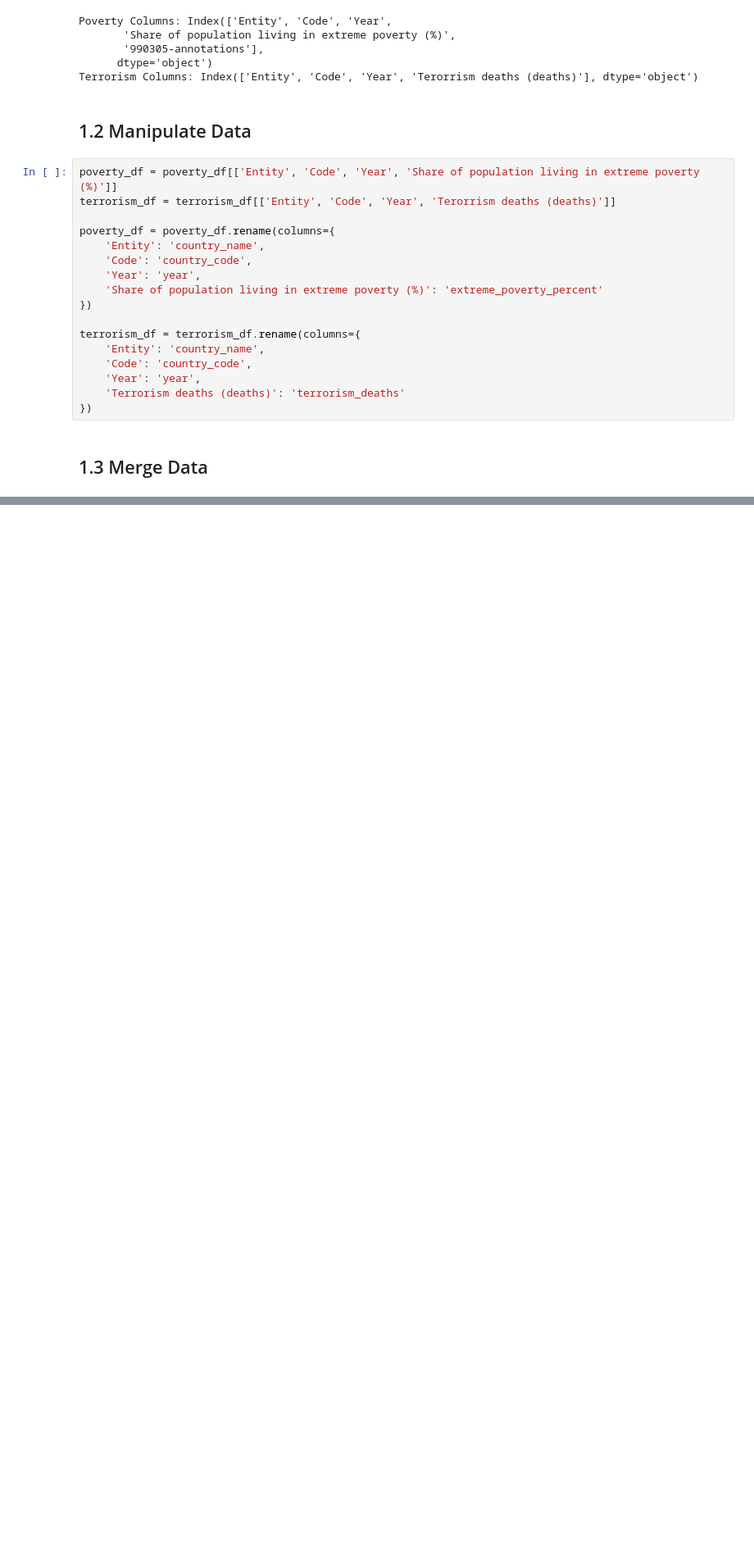
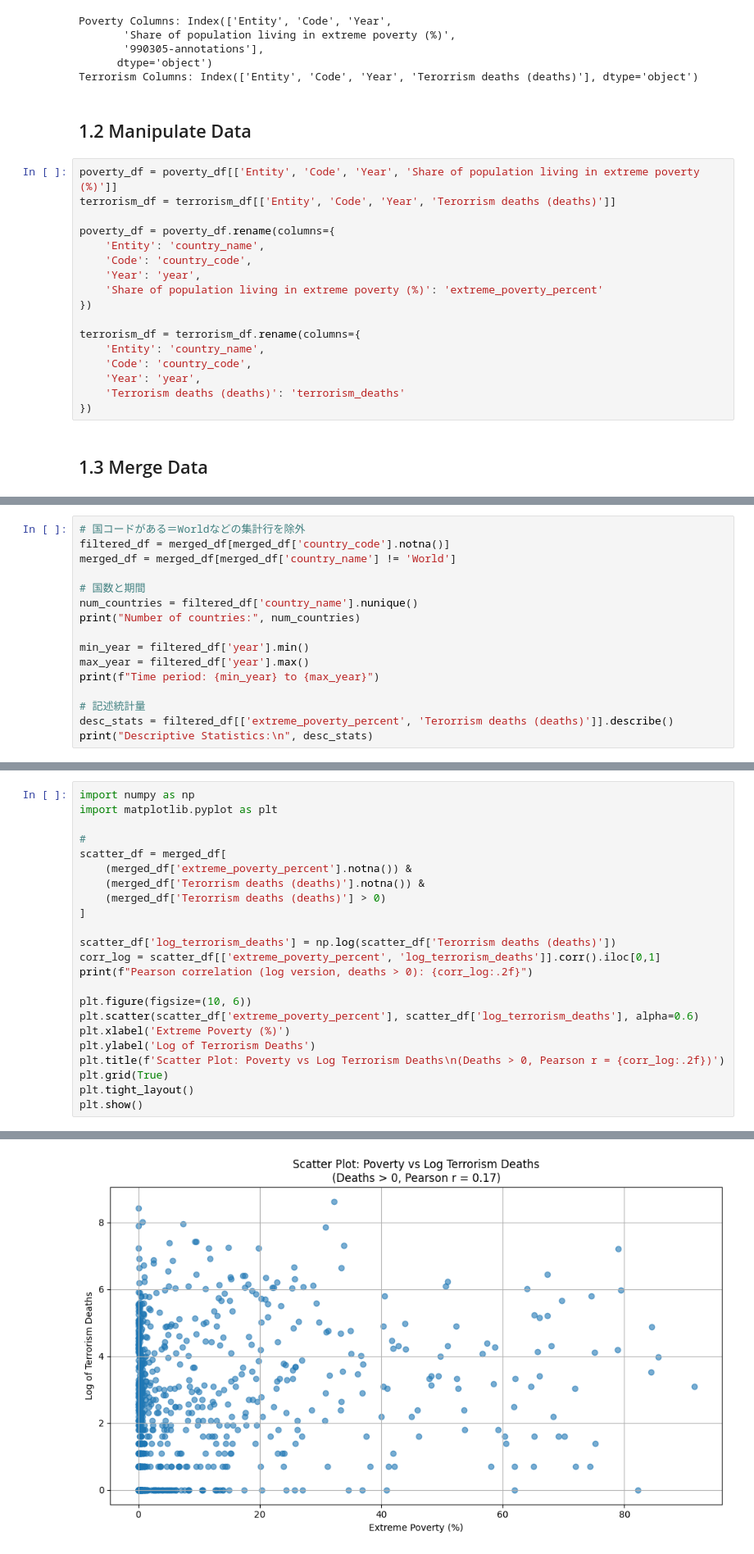
Before and after one commit to Data-Science-Public-Policy/graspp_2025_spring, a Jupyter notebook: notebooks/assignment_individual/HW1/HW1_UetsukiYuji.ipynb, the cells around one changed output, grey strips where cells are left out. Shown at 82% size. Drawn from its saved outputs; the diff is of its cells as text; blank space fills up the shorter version.

```diff
--- a/notebooks/assignment_individual/HW1/HW1_UetsukiYuji.ipynb
+++ b/notebooks/assignment_individual/HW1/HW1_UetsukiYuji.ipynb
@@ -193,0 +97,16 @@ merged_df.to_csv("/Users/yujiuetsuki/Desktop/OWID_Poverty_Terrorism_Merged.csv",
+# %%
+# 国コードがある＝Worldなどの集計行を除外
+filtered_df = merged_df[merged_df['country_code'].notna()]
+merged_df = merged_df[merged_df['country_name'] != 'World']
+
+# 国数と期間
+num_countries = filtered_df['country_name'].nunique()
+print("Number of countries:", num_countries)
+
+min_year = filtered_df['year'].min()
+max_year = filtered_df['year'].max()
+print(f"Time period: {min_year} to {max_year}")
+
+# 記述統計量
+desc_stats = filtered_df[['extreme_poverty_percent', 'Terorrism deaths (deaths)']].describe()
+print("Descriptive Statistics:\n", desc_stats)
@@ -193,0 +128,24 @@ merged_df.to_csv("/Users/yujiuetsuki/Desktop/OWID_Poverty_Terrorism_Merged.csv",
+# %%
+import numpy as np
+import matplotlib.pyplot as plt
+
+#
+scatter_df = merged_df[
+    (merged_df['extreme_poverty_percent'].notna()) &
+    (merged_df['Terorrism deaths (deaths)'].notna()) &
+    (merged_df['Terorrism deaths (deaths)'] > 0)
+]
+
+scatter_df['log_terrorism_deaths'] = np.log(scatter_df['Terorrism deaths (deaths)'])
+corr_log = scatter_df[['extreme_poverty_percent', 'log_terrorism_deaths']].corr().iloc[0,1]
+print(f"Pearson correlation (log version, deaths > 0): {corr_log:.2f}")
+
+plt.figure(figsize=(10, 6))
+plt.scatter(scatter_df['extreme_poverty_percent'], scatter_df['log_terrorism_deaths'], alpha=0.6)
+plt.xlabel('Extreme Poverty (%)')
+plt.ylabel('Log of Terrorism Deaths')
+plt.title(f'Scatter Plot: Poverty vs Log Terrorism Deaths\n(Deaths > 0, Pearson r = {corr_log:.2f})')
+plt.grid(True)
+plt.tight_layout()
+plt.show()
+# %% [output]
@@ -193,0 +158 @@ merged_df.to_csv("/Users/yujiuetsuki/Desktop/OWID_Poverty_Terrorism_Merged.csv",
+[figure, added]
```
Also changed, not shown: parts of 8 cells of this notebook.
